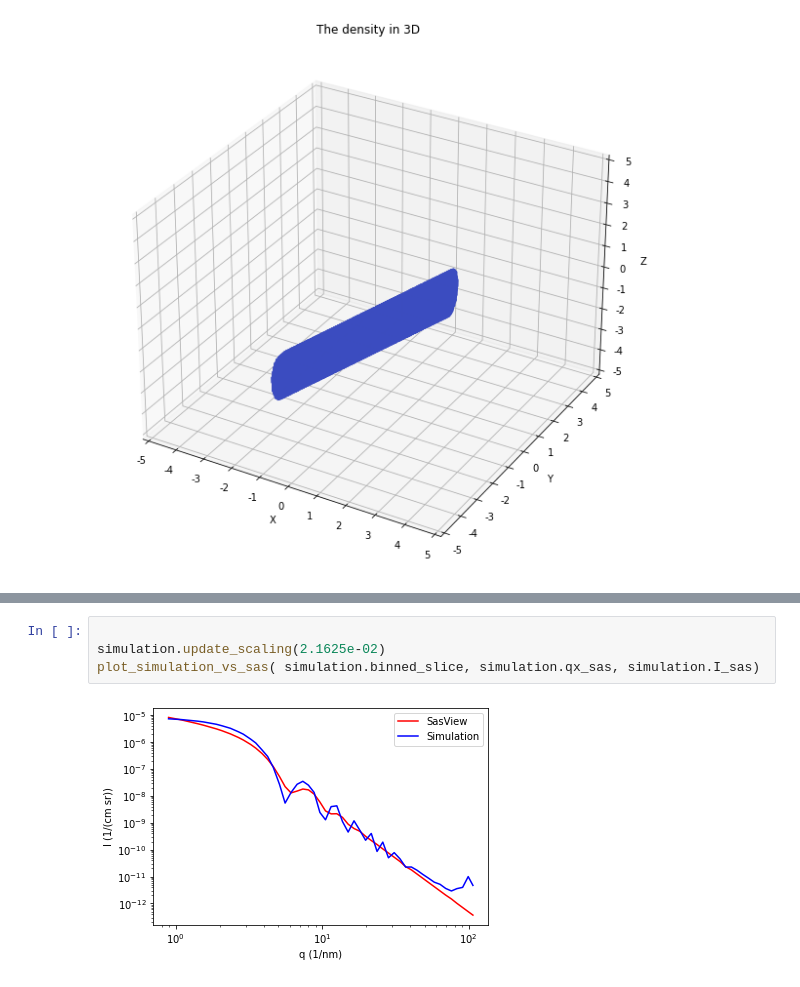
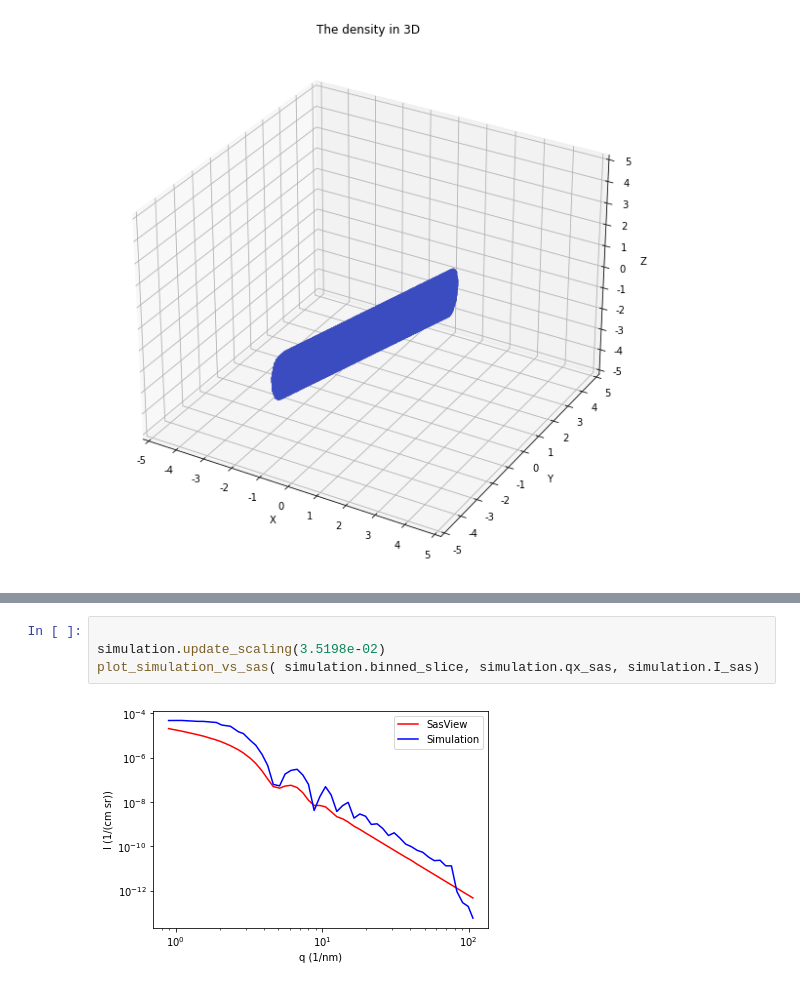
Before and after one commit to sofyalaski/SAXS-simulations, a Jupyter notebook: creating_forms.ipynb, the cells around one changed output, grey strips where cells are left out. Drawn from its saved outputs; the diff is of its cells as text.

```diff
--- a/creating_forms.ipynb
+++ b/creating_forms.ipynb
@@ -188,6 +170,6 @@ plot_simulation_vs_sas( simulation.binned_slice, simulation.qx_sas, simulation.I
 # %%
 
-simulation.update_scaling(2.1625e-02)
+simulation.update_scaling(3.5198e-02)
 plot_simulation_vs_sas( simulation.binned_slice, simulation.qx_sas, simulation.I_sas)
 # %% [output]
-[figure, old version]
+[figure, new version]
```
Also changed, not shown: parts of 37 cells of this notebook, 12 other files.
